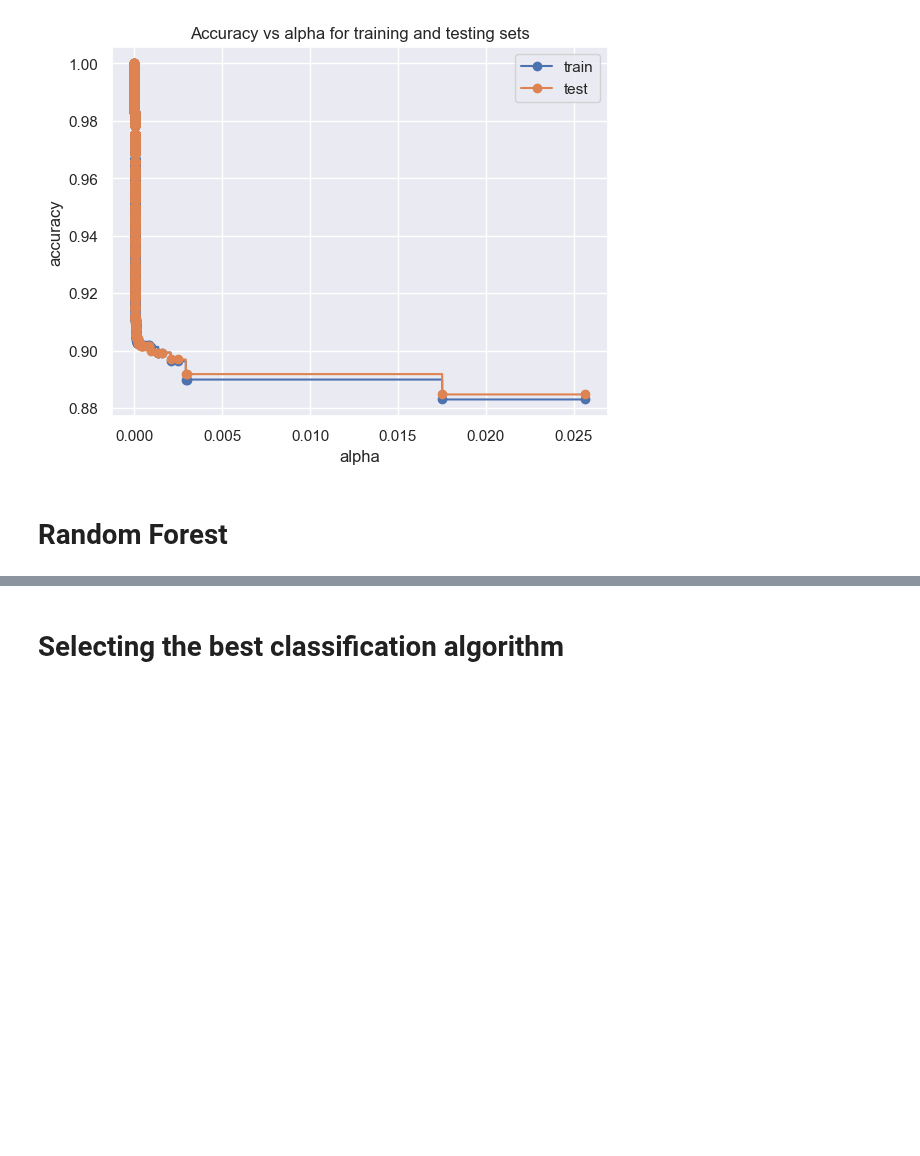
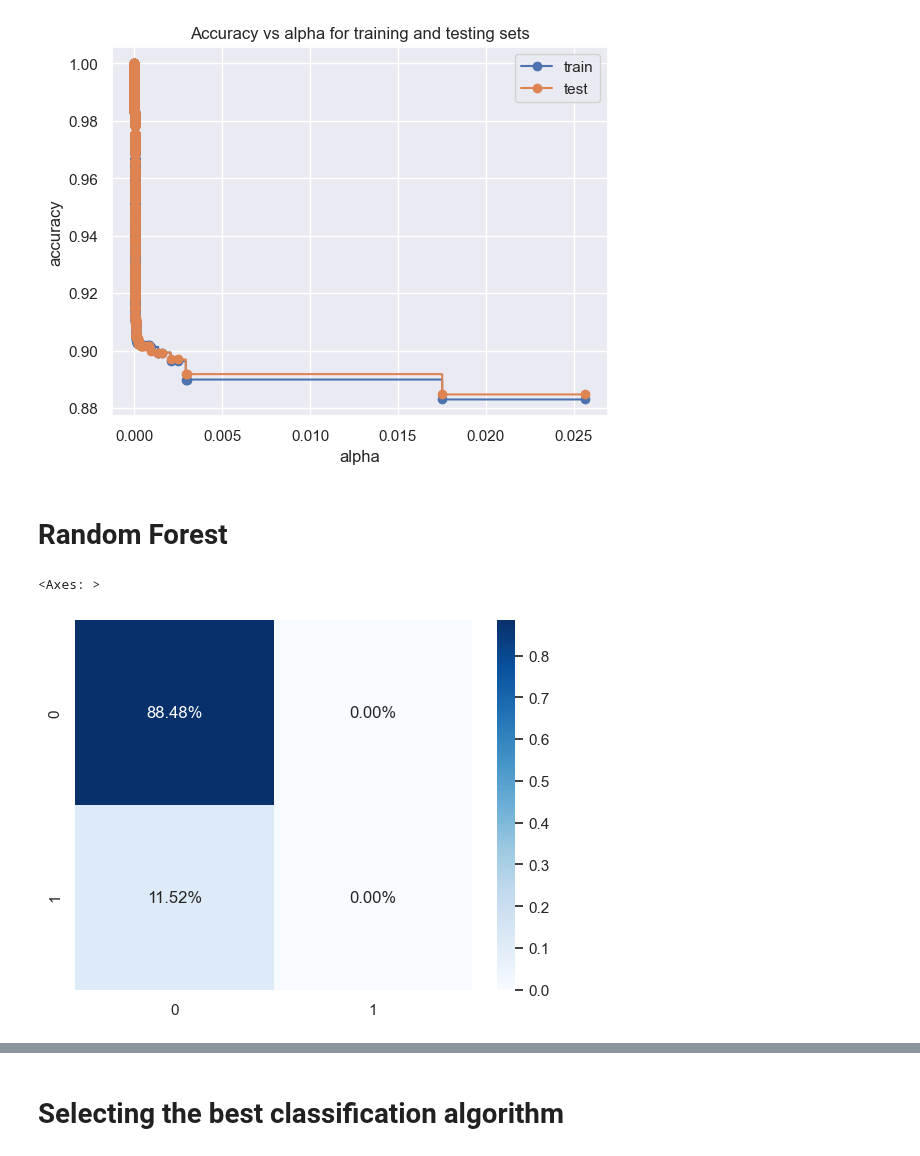
Before and after one commit to adityasngh/Bank-Marketing-Dataset, a Jupyter notebook: Banking Marketing Targets.ipynb, the cells around one changed output, grey strips where cells are left out. Cells and saved outputs as stored; diff of their text form; code cells hidden in the pictures; blank space fills up the shorter version.

```diff
--- a/Banking Marketing Targets.ipynb
+++ b/Banking Marketing Targets.ipynb
@@ -535,8 +535,11 @@ from sklearn.ensemble import Ran
 # %%
-clf_rf = RandomForestClassifier()
+clf_rf = RandomForestClassifier(n_estimators=100, bootstrap=True, oob_score=True, criterion='gini', n_jobs=-1, random_state=42)
 clf_rf.fit(x_train, y_train)
 yhat_rf = clf.predict(x_test)
 cm_rf = confusion_matrix(y_test, yhat_rf)
 sns.heatmap(cm_rf/np.sum(cm_rf), annot=True, fmt='0.2%', cmap = 'Blues')
+# %% [output]
+<Axes: >
+[figure, added]
 # %%
 print(classification_report(y_test, yhat_rf))
```
Also changed, not shown: parts of 2 cells of this notebook.
